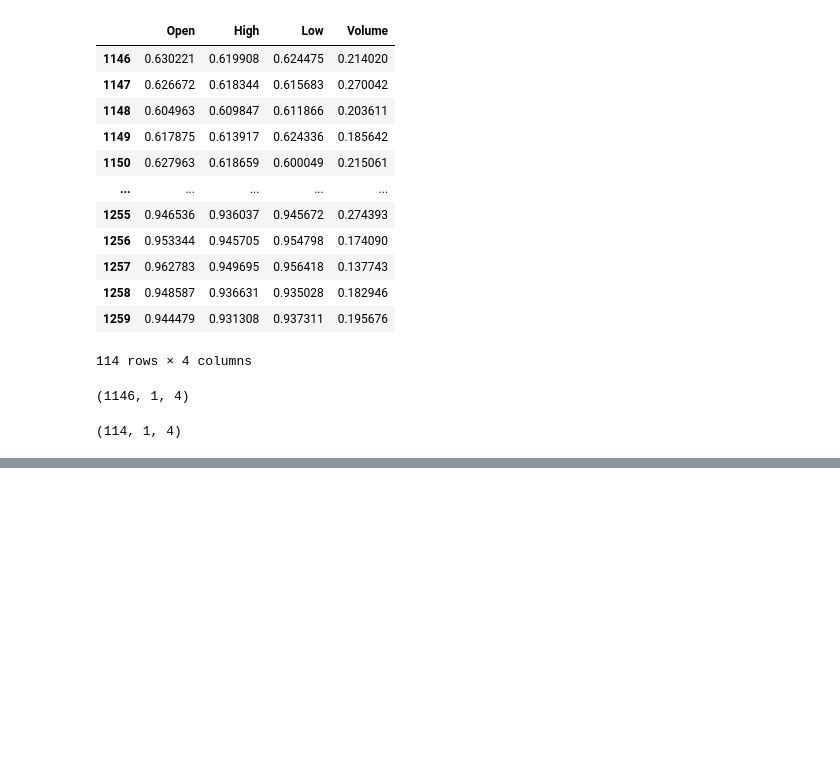
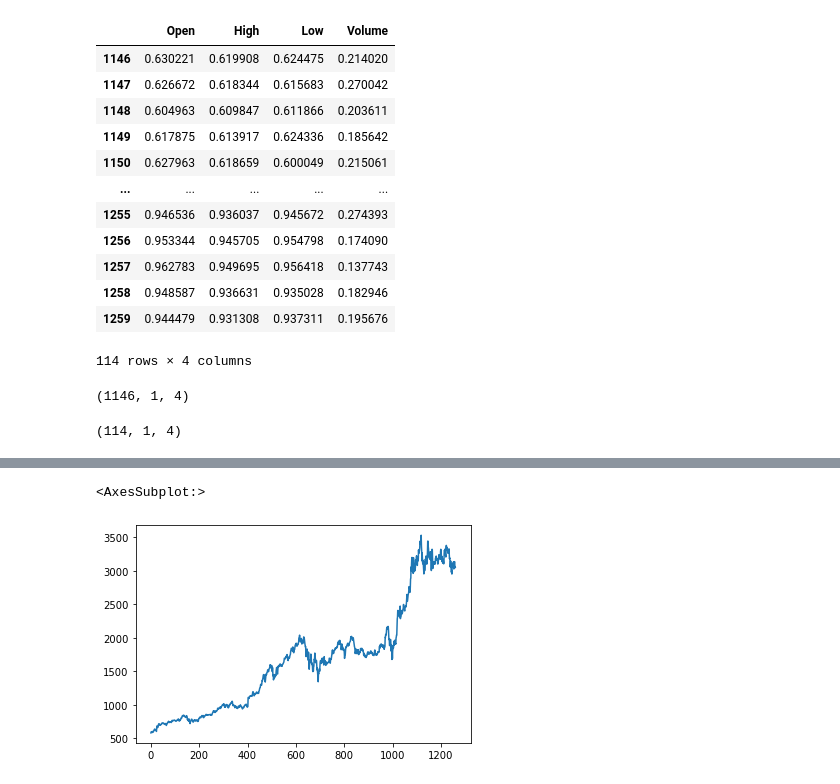
Before and after one commit to isoori/FAANG-Companies, a Jupyter notebook: FAANG Companies.ipynb, the cells around one changed output, grey strips where cells are left out. Cells and saved outputs as stored; diff of their text form; code cells hidden in the pictures; blank space fills up the shorter version.

```diff
--- a/FAANG Companies.ipynb
+++ b/FAANG Companies.ipynb
@@ -182,0 +187,3 @@ mean_squared_error(y_test,predict)
+# %%
+amazon = pd.read_csv('Amazon_Historical_StockPrice2.csv')
+amazon.head()
@@ -182,0 +197,5 @@ mean_squared_error(y_test,predict)
+# %%
+amazon['Adj Close'].plot()
+# %% [output]
+<AxesSubplot:>
+[figure, added]
```
Also changed, not shown: parts of 24 cells of this notebook.
